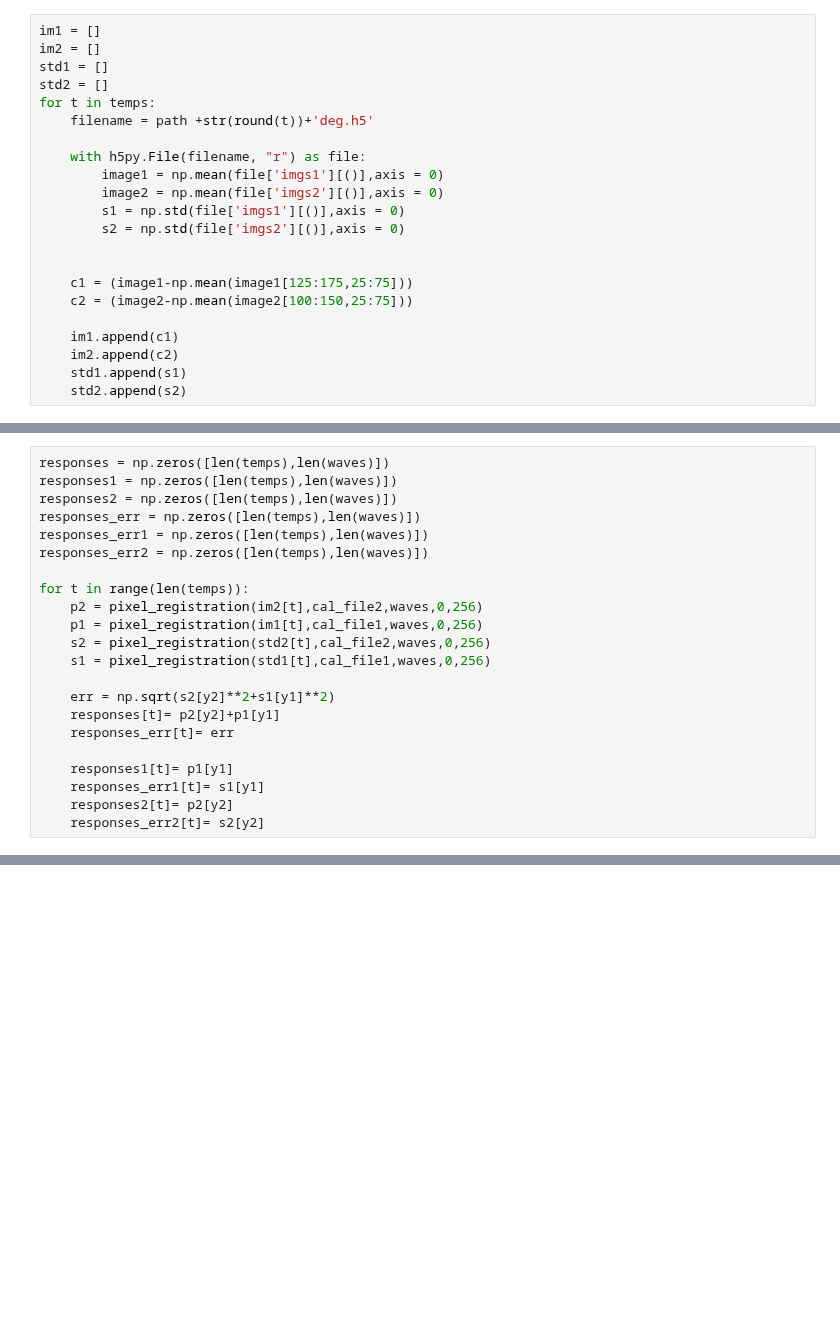
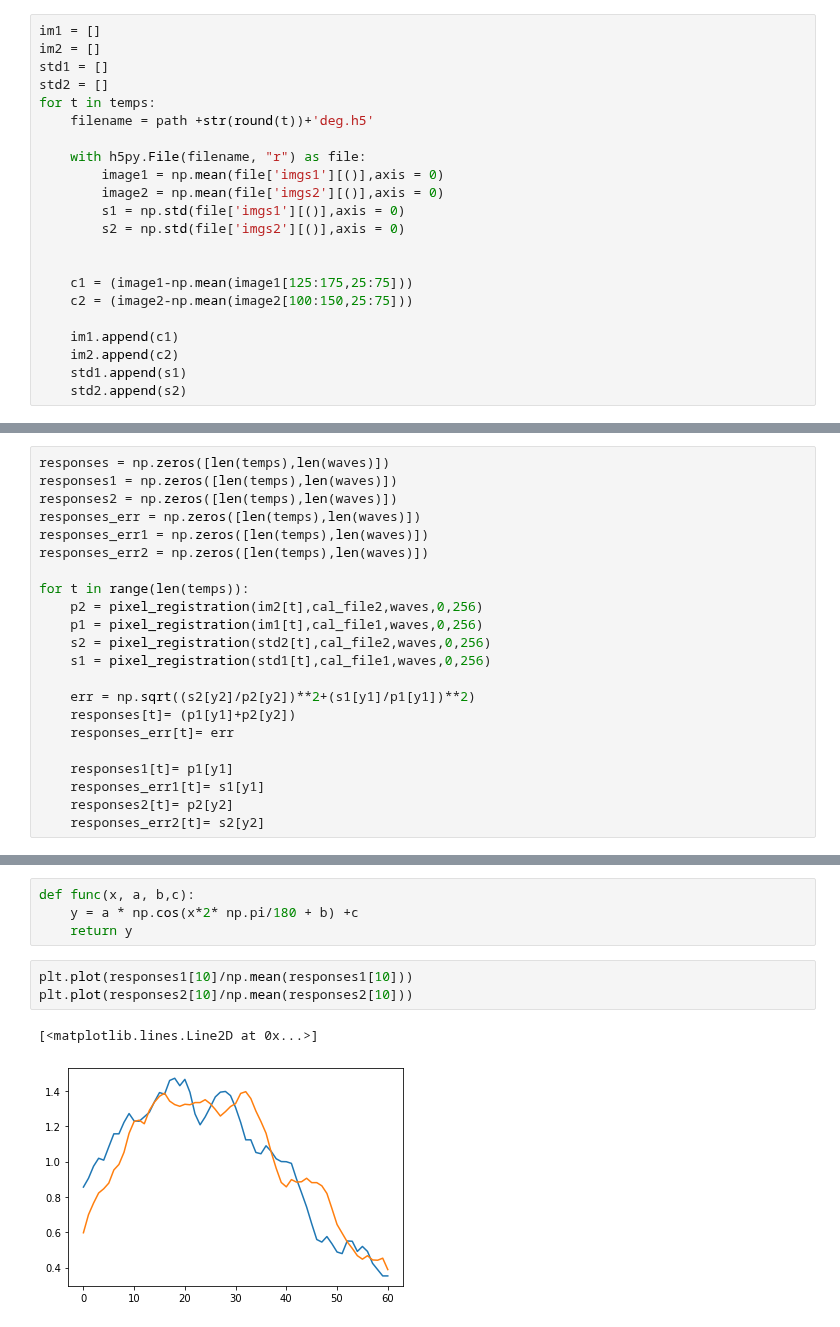
Before and after one commit to Polarization-Lab/IRCSP, a Jupyter notebook: calibration/calculate_POL-Acktar.ipynb, the cells around one changed output, grey strips where cells are left out. Cells and saved outputs as stored; diff of their text form; blank space fills up the shorter version.

```diff
--- a/calibration/calculate_POL-Acktar.ipynb
+++ b/calibration/calculate_POL-Acktar.ipynb
@@ -137,8 +129,8 @@ for t in range(len(temps)):
     s2 = pixel_registration(std2[t],cal_file2,waves,0,256)
     s1 = pixel_registration(std1[t],cal_file1,waves,0,256)
 
-    err = np.sqrt(s2[y2]**2+s1[y1]**2)
-    responses[t]= p2[y2]+p1[y1]
+    err = np.sqrt((s2[y2]/p2[y2])**2+(s1[y1]/p1[y1])**2)
+    responses[t]= (p1[y1]+p2[y2])
     responses_err[t]= err
 
     responses1[t]= p1[y1]
@@ -187,0 +156,10 @@ waves[30]
+# %%
+def func(x, a, b,c):
+    y = a * np.cos(x*2* np.pi/180 + b) +c
+    return y
+# %%
+plt.plot(responses1[10]/np.mean(responses1[10]))
+plt.plot(responses2[10]/np.mean(responses2[10]))
+# %% [output]
+[<matplotlib.lines.Line2D at 0x...>]
+[figure, added]
```
Also changed, not shown: parts of 9 cells of this notebook, 3 other files.
